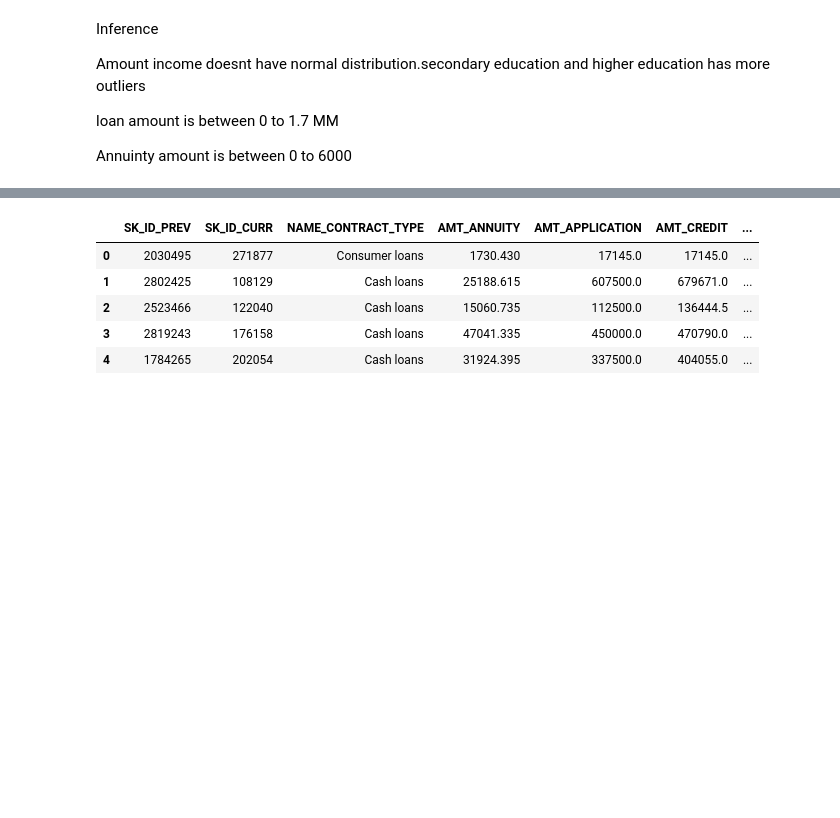
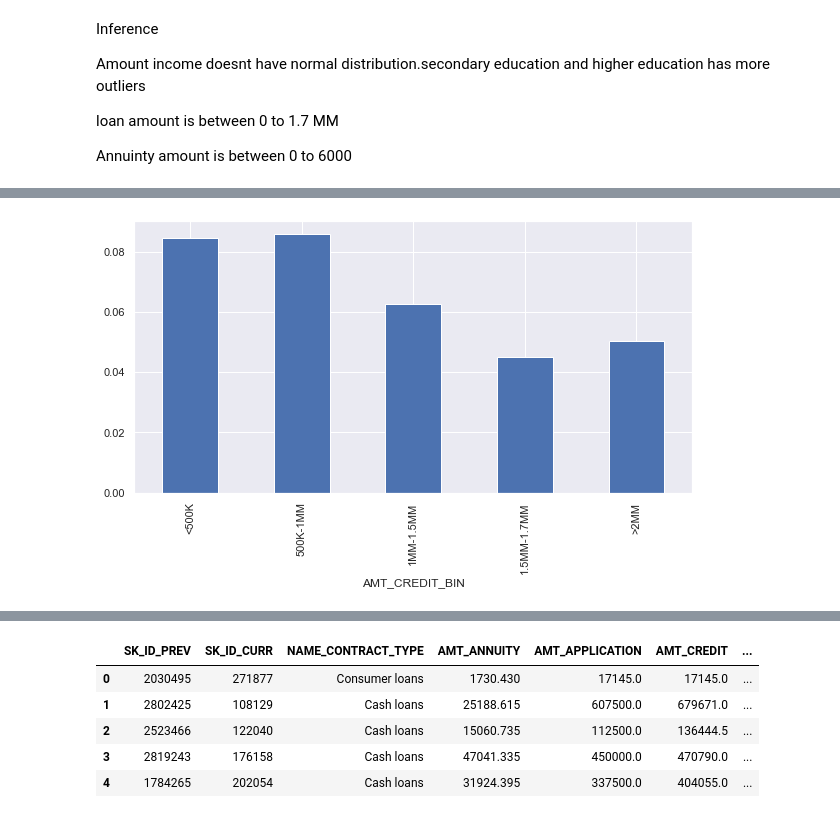
Before and after one commit to magaranth/pythoncasestudy, a Jupyter notebook: EDA Case Study.ipynb, the cells around one changed output, grey strips where cells are left out. Saved outputs shown, nothing was run; the diff lists cells and outputs as text; code cells hidden in the pictures; blank space fills up the shorter version.

```diff
--- a/EDA Case Study.ipynb
+++ b/EDA Case Study.ipynb
@@ -108,0 +121,7 @@ Annuinty amount is between 0 to 6000
+# %%
+df['AMT_CREDIT_BIN'] = pd.cut(df.AMT_CREDIT,[0,500000,1000000,1500000,1750000,2000000],
+                          labels = ['<500K','500K-1MM','1MM-1.5MM','1.5MM-1.7MM','>2MM'])
+df.groupby('AMT_CREDIT_BIN')['TARGET'].mean().plot.bar()
+plt.show()
+# %% [output]
+[figure, added]
```
Also changed, not shown: parts of 10 cells of this notebook.
